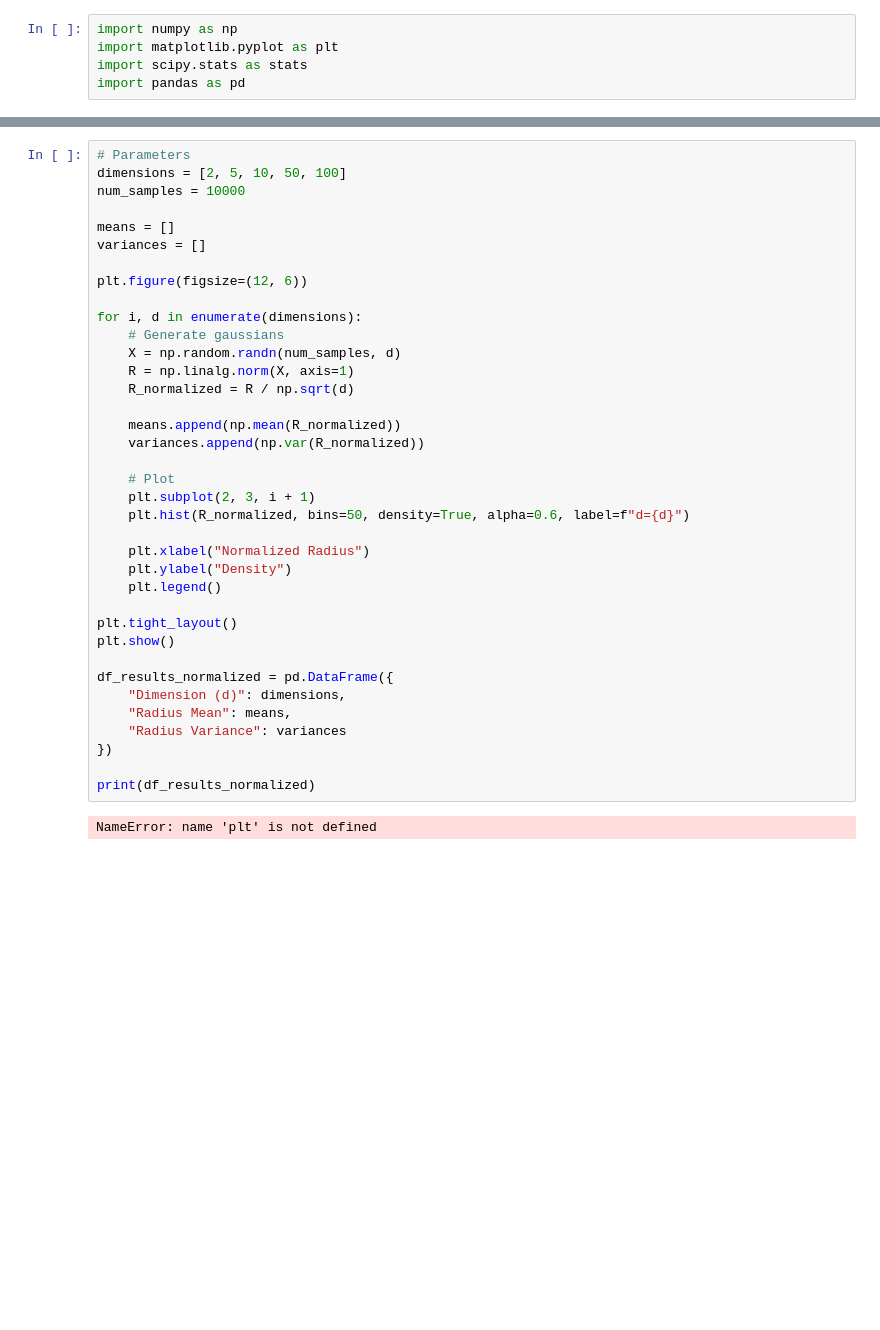
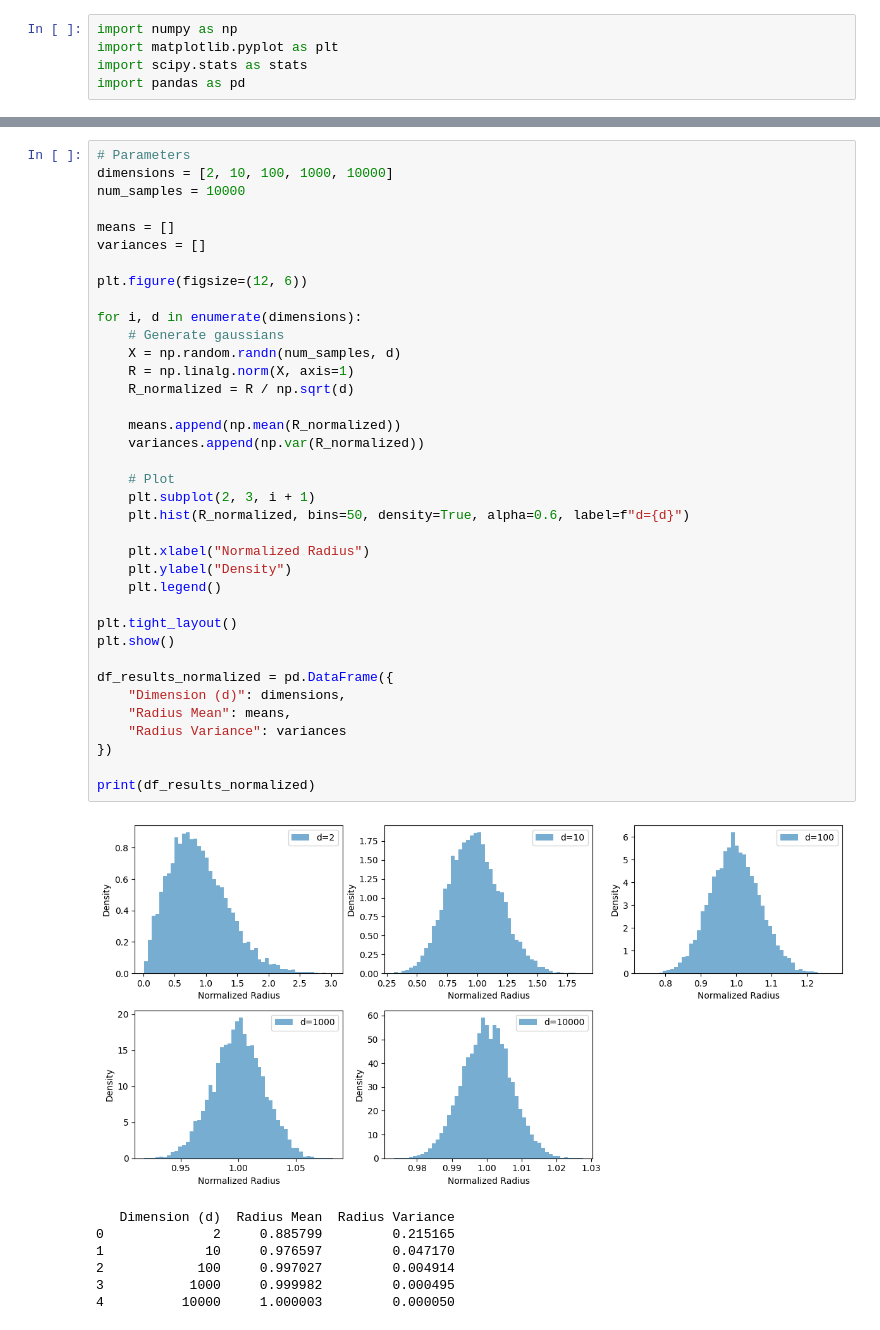
Before and after one commit to Eiphodos/SDE-DGM, a Jupyter notebook: SDE.ipynb, the cells around one changed output, grey strips where cells are left out. Cells and saved outputs as stored; diff of their text form; blank space fills up the shorter version.

```diff
--- a/SDE.ipynb
+++ b/SDE.ipynb
@@ -176,6 +182,6 @@ We can see how the distribution of radii are squeezed into a narrow range with v
 # %%
 # Parameters
-dimensions = [2, 5, 10, 50, 100]
+dimensions = [2, 10, 100, 1000, 10000]
 num_samples = 10000
 
 means = []
@@ -184,34 +190,40 @@ variances = []
 plt.figure(figsize=(12, 6))
 
 for i, d in enumerate(dimensions):
     # Generate gaussians
     X = np.random.randn(num_samples, d)
     R = np.linalg.norm(X, axis=1)
     R_normalized = R / np.sqrt(d)
 
     means.append(np.mean(R_normalized))
     variances.append(np.var(R_normalized))
 
     # Plot
     plt.subplot(2, 3, i + 1)
     plt.hist(R_normalized, bins=50, density=True, alpha=0.6, label=f"d={d}")
 
     plt.xlabel("Normalized Radius")
     plt.ylabel("Density")
     plt.legend()
 
 plt.tight_layout()
 plt.show()
 
 df_results_normalized = pd.DataFrame({
     "Dimension (d)": dimensions,
     "Radius Mean": means,
     "Radius Variance": variances
 })
 
 print(df_results_normalized)
 # %% [output]
+[figure, added]
-NameError: name 'plt' is not defined
+   Dimension (d)  Radius Mean  Radius Variance
+0              2     0.885799         0.215165
+1             10     0.976597         0.047170
+2            100     0.997027         0.004914
+3           1000     0.999982         0.000495
+4          10000     1.000003         0.000050
 # %% [markdown]
 # **Îtos Lemma**
 
```
Also changed, not shown: parts of 7 cells of this notebook.
